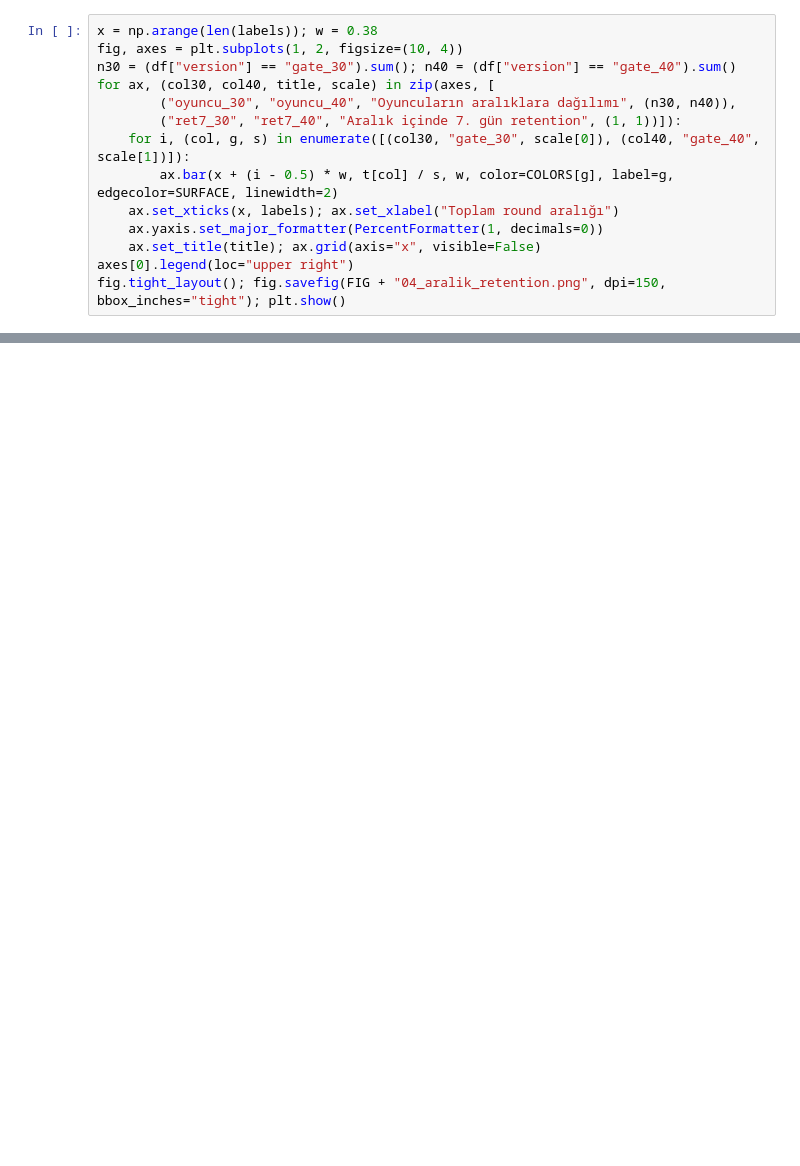
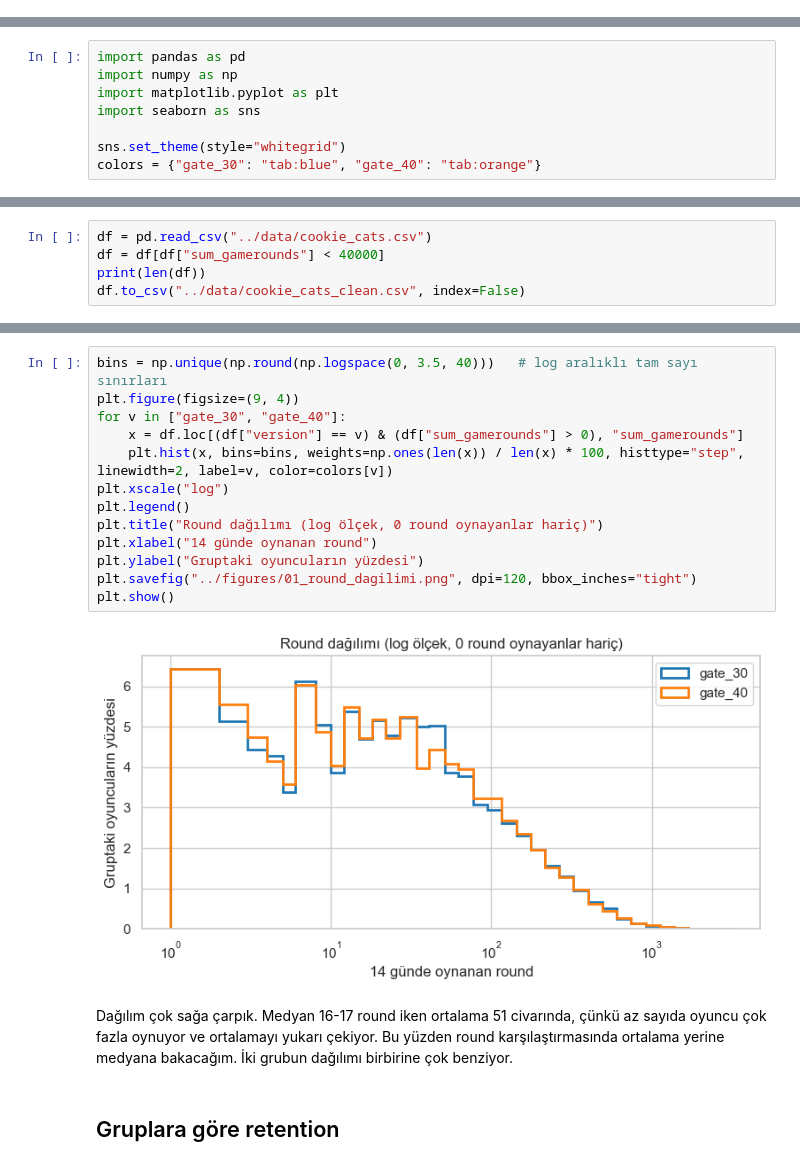
Before and after one commit to Minchi-12/cookie-cats-ab-test, a Jupyter notebook: notebooks/02_kesifsel_analiz.ipynb, the cells around one changed output, grey strips where cells are left out. Saved outputs shown, nothing was run; the diff lists cells and outputs as text; blank space fills up the shorter version.

```diff
--- a/notebooks/02_kesifsel_analiz.ipynb
+++ b/notebooks/02_kesifsel_analiz.ipynb
@@ -162,14 +0,0 @@ t
-# %%
-x = np.arange(len(labels)); w = 0.38
-fig, axes = plt.subplots(1, 2, figsize=(10, 4))
-n30 = (df["version"] == "gate_30").sum(); n40 = (df["version"] == "gate_40").sum()
-for ax, (col30, col40, title, scale) in zip(axes, [
-        ("oyuncu_30", "oyuncu_40", "Oyuncuların aralıklara dağılımı", (n30, n40)),
-        ("ret7_30", "ret7_40", "Aralık içinde 7. gün retention", (1, 1))]):
-    for i, (col, g, s) in enumerate([(col30, "gate_30", scale[0]), (col40, "gate_40", scale[1])]):
-        ax.bar(x + (i - 0.5) * w, t[col] / s, w, color=COLORS[g], label=g, edgecolor=SURFACE, linewidth=2)
-    ax.set_xticks(x, labels); ax.set_xlabel("Toplam round aralığı")
-    ax.yaxis.set_major_formatter(PercentFormatter(1, decimals=0))
-    ax.set_title(title); ax.grid(axis="x", visible=False)
-axes[0].legend(loc="upper right")
-fig.tight_layout(); fig.savefig(FIG + "04_aralik_retention.png", dpi=150, bbox_inches="tight"); plt.show()
@@ -189,0 +3,8 @@ fig.tight_layout(); fig.savefig(FIG + "04_aralik_retention.png", dpi=150, bbox_i
+# %%
+import pandas as pd
+import numpy as np
+import matplotlib.pyplot as plt
+import seaborn as sns
+
+sns.set_theme(style="whitegrid")
+colors = {"gate_30": "tab:blue", "gate_40": "tab:orange"}
@@ -189,0 +13,5 @@ fig.tight_layout(); fig.savefig(FIG + "04_aralik_retention.png", dpi=150, bbox_i
+# %%
+df = pd.read_csv("../data/cookie_cats.csv")
+df = df[df["sum_gamerounds"] < 40000]
+print(len(df))
+df.to_csv("../data/cookie_cats_clean.csv", index=False)
@@ -189,0 +29,19 @@ fig.tight_layout(); fig.savefig(FIG + "04_aralik_retention.png", dpi=150, bbox_i
+# %%
+bins = np.unique(np.round(np.logspace(0, 3.5, 40)))   # log aralıklı tam sayı sınırları
+plt.figure(figsize=(9, 4))
+for v in ["gate_30", "gate_40"]:
+    x = df.loc[(df["version"] == v) & (df["sum_gamerounds"] > 0), "sum_gamerounds"]
+    plt.hist(x, bins=bins, weights=np.ones(len(x)) / len(x) * 100, histtype="step", linewidth=2, label=v, color=colors[v])
+plt.xscale("log")
+plt.legend()
+plt.title("Round dağılımı (log ölçek, 0 round oynayanlar hariç)")
+plt.xlabel("14 günde oynanan round")
+plt.ylabel("Gruptaki oyuncuların yüzdesi")
+plt.savefig("../figures/01_round_dagilimi.png", dpi=120, bbox_inches="tight")
+plt.show()
+# %% [output]
+[figure, added]
+# %% [markdown]
+Dağılım çok sağa çarpık. Medyan 16-17 round iken ortalama 51 civarında, çünkü az sayıda oyuncu çok fazla oynuyor ve ortalamayı yukarı çekiyor. Bu yüzden round karşılaştırmasında ortalama yerine medyana bakacağım. İki grubun dağılımı birbirine çok benziyor.
+# %% [markdown]
+## Gruplara göre retention
```
Also changed, not shown: parts of 36 cells of this notebook, 13 other files.
